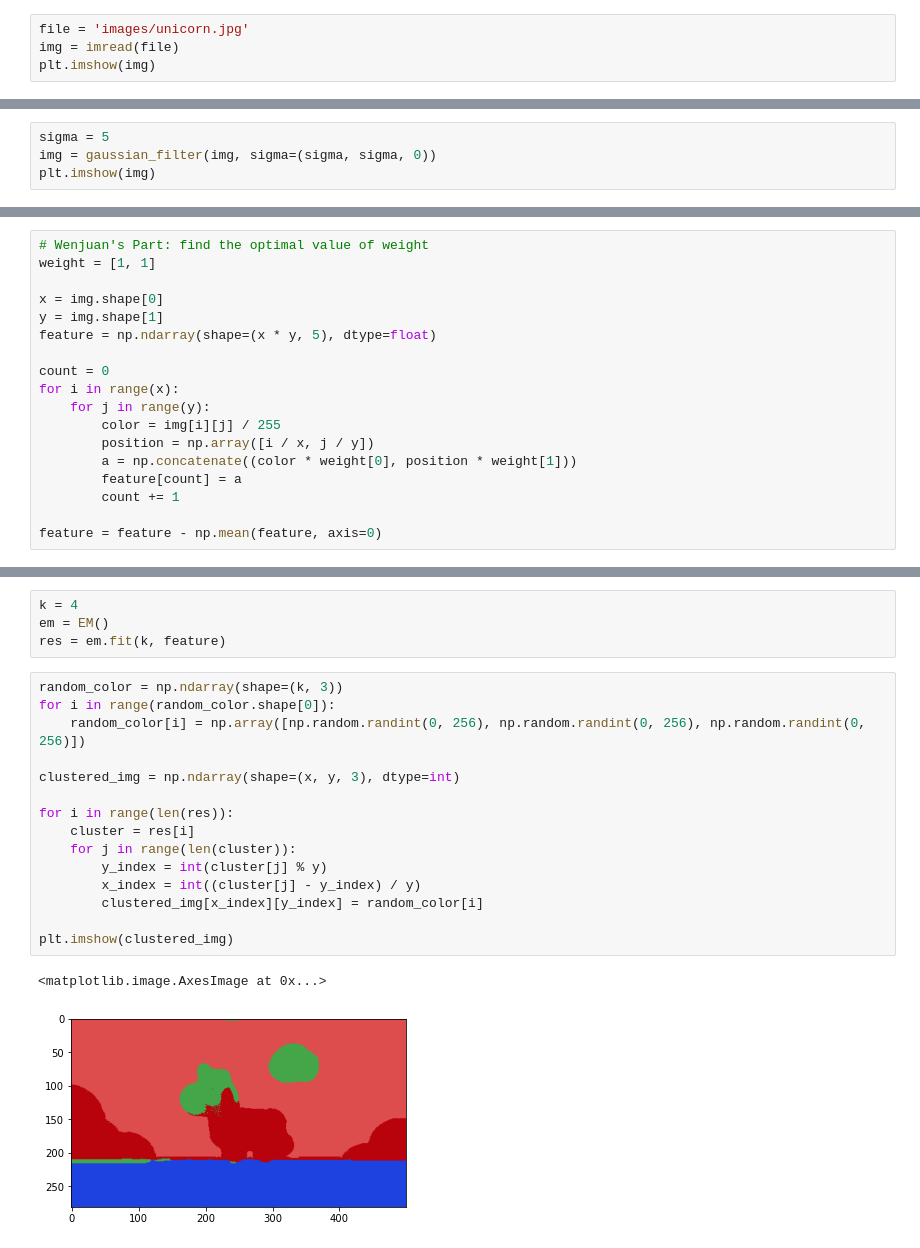
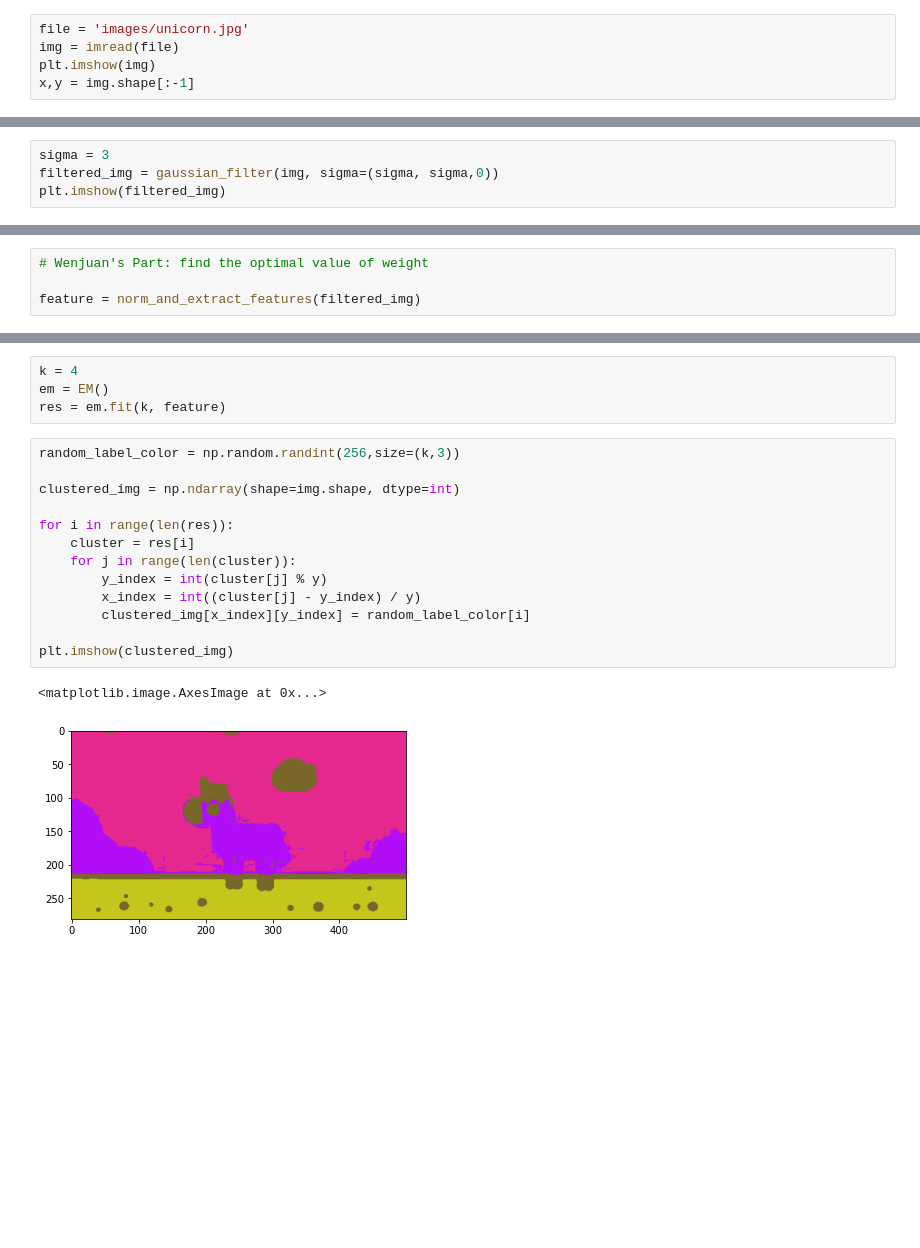
Before and after one commit to Xxxxhx/EM-image-seg, a Jupyter notebook: EM_Segmentation.ipynb, the cells around one changed output, grey strips where cells are left out. Saved outputs shown, nothing was run; the diff lists cells and outputs as text; blank space fills up the shorter version.

Commit message:
re-organize project. make 'extractFeature.py'.

```diff
--- a/EM_Segmentation.ipynb
+++ b/EM_Segmentation.ipynb
@@ -18,4 +22,5 @@ from EM import EM
 file = 'images/unicorn.jpg'
 img = imread(file)
 plt.imshow(img)
+x,y = img.shape[:-1]
 # %% [output]
@@ -24,8 +28,8 @@ plt.imshow(img)
 # %% [markdown]
 ## Smoothing Image
 # %%
-sigma = 5
-img = gaussian_filter(img, sigma=(sigma, sigma, 0))
-plt.imshow(img)
+sigma = 3
+filtered_img = gaussian_filter(img, sigma=(sigma, sigma,0))
+plt.imshow(filtered_img)
 # %% [output]
 <matplotlib.image.AxesImage at 0x...>
@@ -33,23 +37,9 @@ plt.imshow(img)
 # %% [markdown]
 ## Extract Features
-# %%
-# Wenjuan's Part: find the optimal value of weight
-weight = [1, 1]
-
-x = img.shape[0]
-y = img.shape[1]
-feature = np.ndarray(shape=(x * y, 5), dtype=float)
-
-count = 0
-for i in range(x):
-    for j in range(y):
-        color = img[i][j] / 255
-        position = np.array([i / x, j / y])
-        a = np.concatenate((color * weight[0], position * weight[1]))
-        feature[count] = a
-        count += 1
-
-feature = feature - np.mean(feature, axis=0)
+# %%
+# Wenjuan's Part: find the optimal value of weight
+
+feature = norm_and_extract_features(filtered_img)
 # %% [markdown]
 ## Expectation-Maximization with Gaussian Mixture Model
 # %%
@@ -57,20 +47,18 @@ k = 4
 em = EM()
 res = em.fit(k, feature)
 # %%
-random_color = np.ndarray(shape=(k, 3))
-for i in range(random_color.shape[0]):
-    random_color[i] = np.array([np.random.randint(0, 256), np.random.randint(0, 256), np.random.randint(0, 256)])
+random_label_color = np.random.randint(256,size=(k,3))
 
-clustered_img = np.ndarray(shape=(x, y, 3), dtype=int)
+clustered_img = np.ndarray(shape=img.shape, dtype=int)
 
 for i in range(len(res)):
     cluster = res[i]
     for j in range(len(cluster)):
         y_index = int(cluster[j] % y)
         x_index = int((cluster[j] - y_index) / y)
-        clustered_img[x_index][y_index] = random_color[i]
+        clustered_img[x_index][y_index] = random_label_color[i]
 
 plt.imshow(clustered_img)
 # %% [output]
 <matplotlib.image.AxesImage at 0x...>
-[figure, old version]
+[figure, new version]
```
Also changed, not shown: parts of 4 cells of this notebook, 2 other files.
